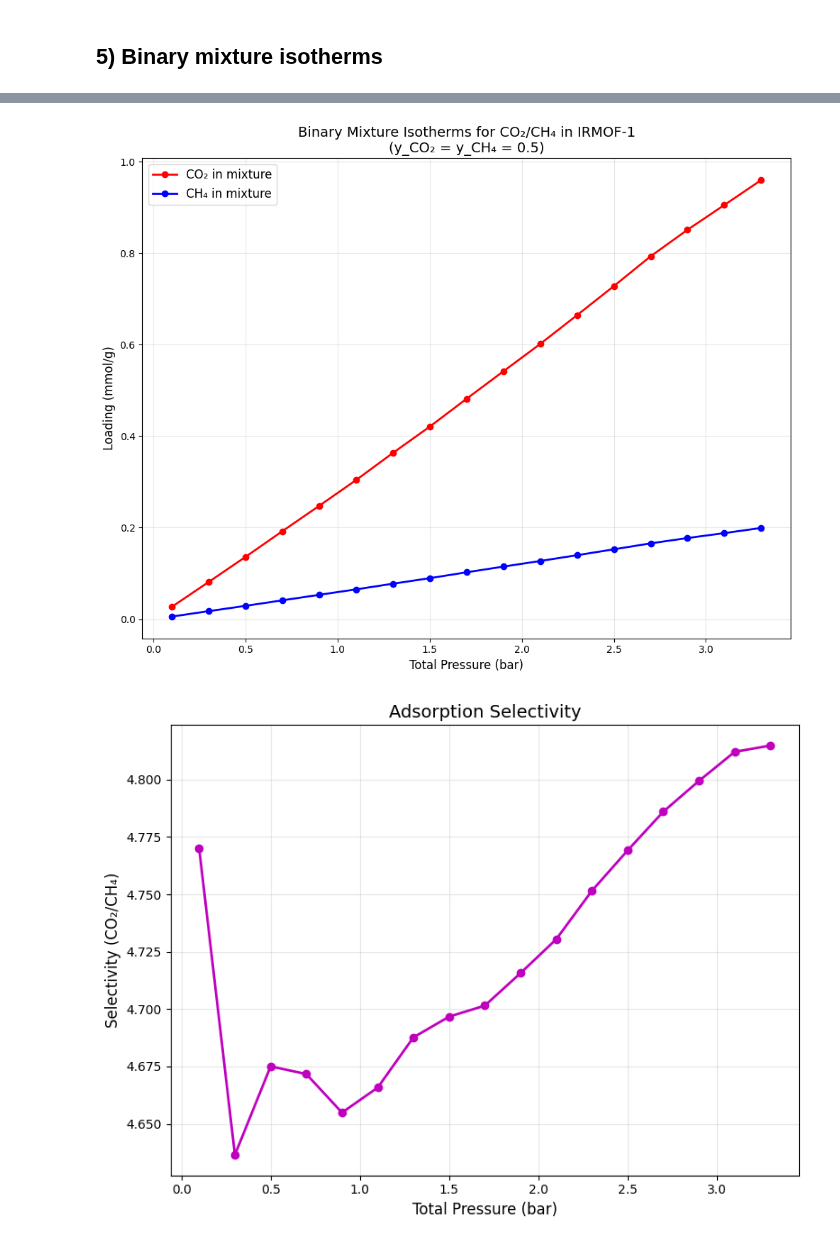
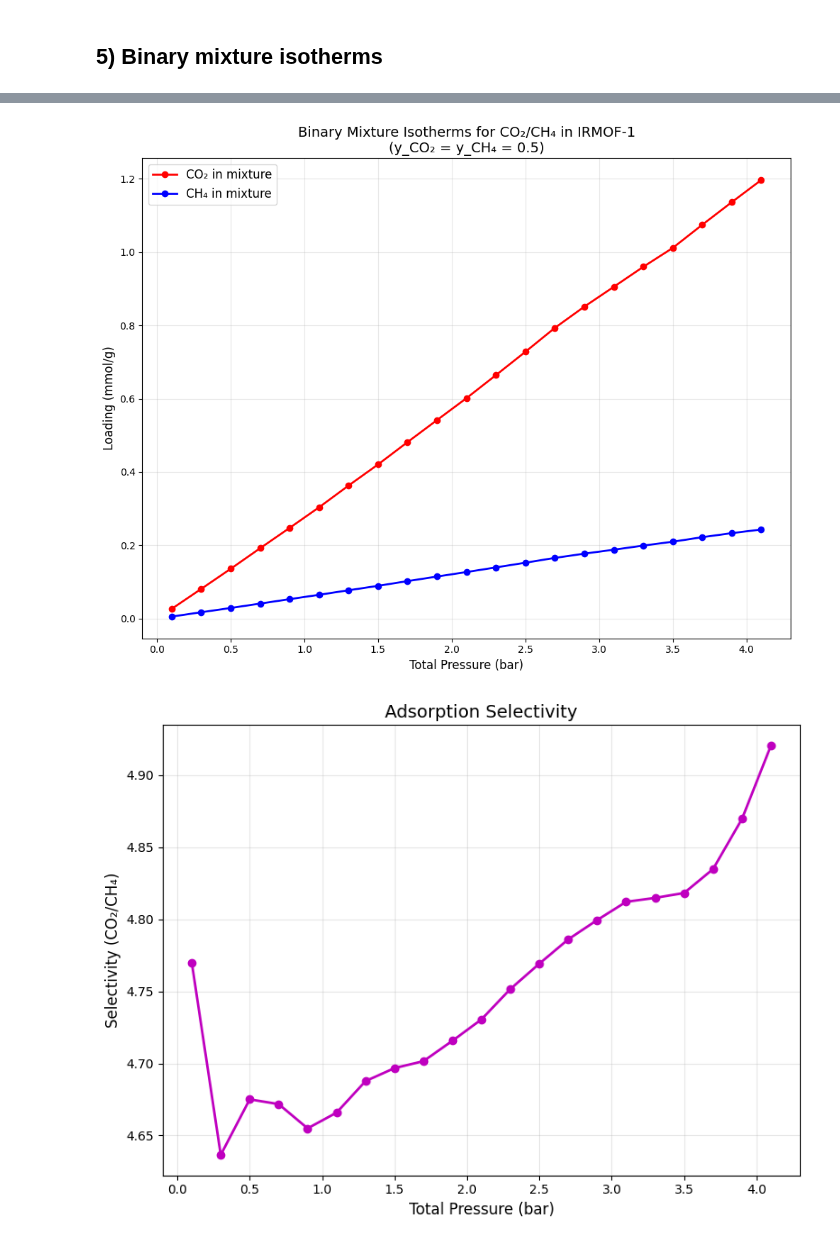
Before and after one commit to Noah-Paga/ModLab, a Jupyter notebook: Assignment 2/GroupT_Block2_assignment2.ipynb, the cells around one changed output, grey strips where cells are left out. Cells and saved outputs as stored; diff of their text form; code cells hidden in the pictures.

```diff
--- a/Assignment 2/GroupT_Block2_assignment2.ipynb
+++ b/Assignment 2/GroupT_Block2_assignment2.ipynb
@@ -74,11 +94,15 @@ print("CO2 data shape:", df_co2_clean.shape)
 # Create interpolator isotherms for pure components
 ch4_isotherm = pyiast.InterpolatorIsotherm(df_ch4_clean,
                                     loading_key="Loading(mmol/g)",
-                                    pressure_key="Pressure(bar)")
+                                    pressure_key="Pressure(bar)",
+                                    fill_value=df_ch4_clean["Loading(mmol/g)"].iloc[-1]  # plateau at max uptake
+)
 
 co2_isotherm = pyiast.InterpolatorIsotherm(df_co2_clean,
                                     loading_key="Loading(mmol/g)",
-                                    pressure_key="Pressure(bar)")
+                                    pressure_key="Pressure(bar)",
+                                    fill_value=df_co2_clean["Loading(mmol/g)"].iloc[-1]  # plateau at max uptake
+)
 
 # Define pressure range from 0.1 to 4.0 bar with increments of 0.2
 pressures = np.arange(0.1, 4.2, 0.2)  # 4.2 to include 4.0
@@ -214,5 +238,5 @@ Error at pressure 3.500000000000001 bar: To compute the spreading pressure at th
-[figure, old version]
+[figure, new version]
-[figure, old version]
+[figure, new version]
 ============================================================
 BINARY MIXTURE ISOTHERM RESULTS SUMMARY
 ============================================================
```
Also changed, not shown: parts of 7 cells of this notebook.
